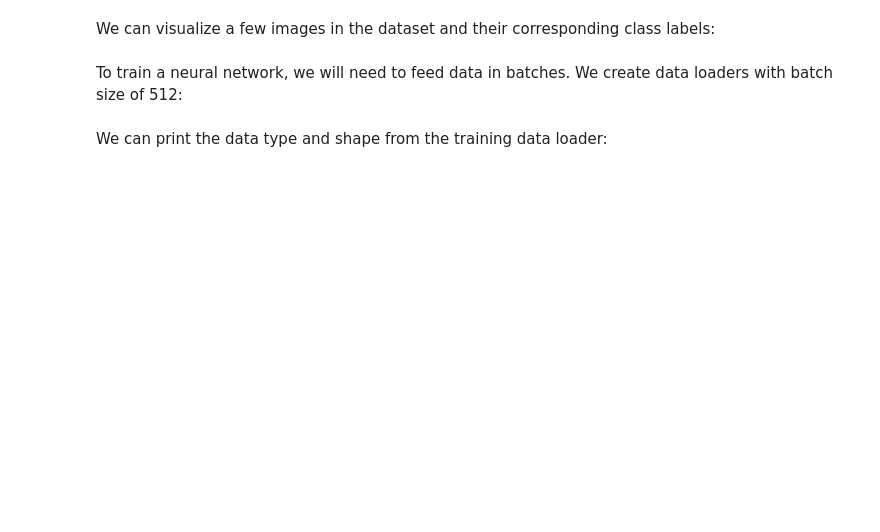
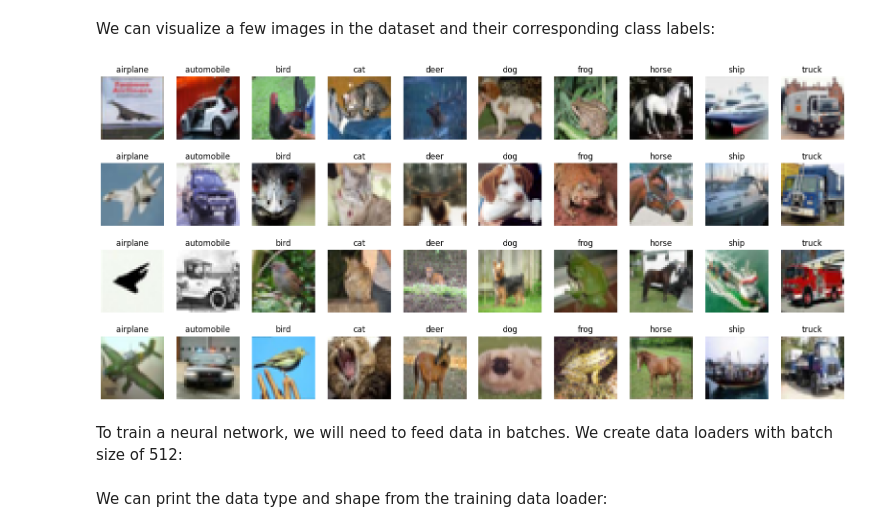
Before and after one commit to eballesteros/hello-library, a Jupyter notebook: mit_6_5940_efficient_ml/Lab0.ipynb, the cells around one changed output. Drawn from its saved outputs; the diff is of its cells as text; code cells hidden in the pictures; blank space fills up the shorter version.

```diff
--- a/mit_6_5940_efficient_ml/Lab0.ipynb
+++ b/mit_6_5940_efficient_ml/Lab0.ipynb
@@ -38,6 +40,8 @@ torch.manual_seed(0)
 # %% [markdown]
 In this tutorial, we will use CIFAR-10 as our target dataset. This dataset contains images from 10 classes, where each image is of
 size 3x32x32, i.e. 3-channel color images of 32x32 pixels in size.
+# %%
+N_CLASSES = 10
 # %%
 transforms = {
   "train": Compose([
@@ -59,28 +67,32 @@ for split in ["train", "test"]:
 # %% [markdown]
 We can visualize a few images in the dataset and their corresponding class labels:
 # %%
-samples = [[] for _ in range(10)]
+IM_PER_CLASS = 4
+
+samples = [[] for _ in range(N_CLASSES)]
 for image, label in dataset["test"]:
-  if len(samples[label]) < 4:
+  if len(samples[label]) < IM_PER_CLASS:
     samples[label].append(image)
 
 plt.figure(figsize=(20, 9))
-for index in range(40):
-  label = index % 10
-  image = samples[label][index // 10]
+for index in range(IM_PER_CLASS * N_CLASSES):
+  label = index % N_CLASSES
+  image = samples[label][index // N_CLASSES]
 
   # Convert from CHW to HWC for visualization
   image = image.permute(1, 2, 0)
 
   # Convert from class index to class name
   label = dataset["test"].classes[label]
 
   # Visualize the image
-  plt.subplot(4, 10, index + 1)
+  plt.subplot(IM_PER_CLASS, N_CLASSES, index + 1)
   plt.imshow(image)
   plt.title(label)
   plt.axis("off")
 plt.show()
+# %% [output]
+[figure, added]
 # %% [markdown]
 To train a neural network, we will need to feed data in batches. We create data loaders with batch size of 512:
 # %%
```
Also changed, not shown: parts of 10 cells of this notebook.
